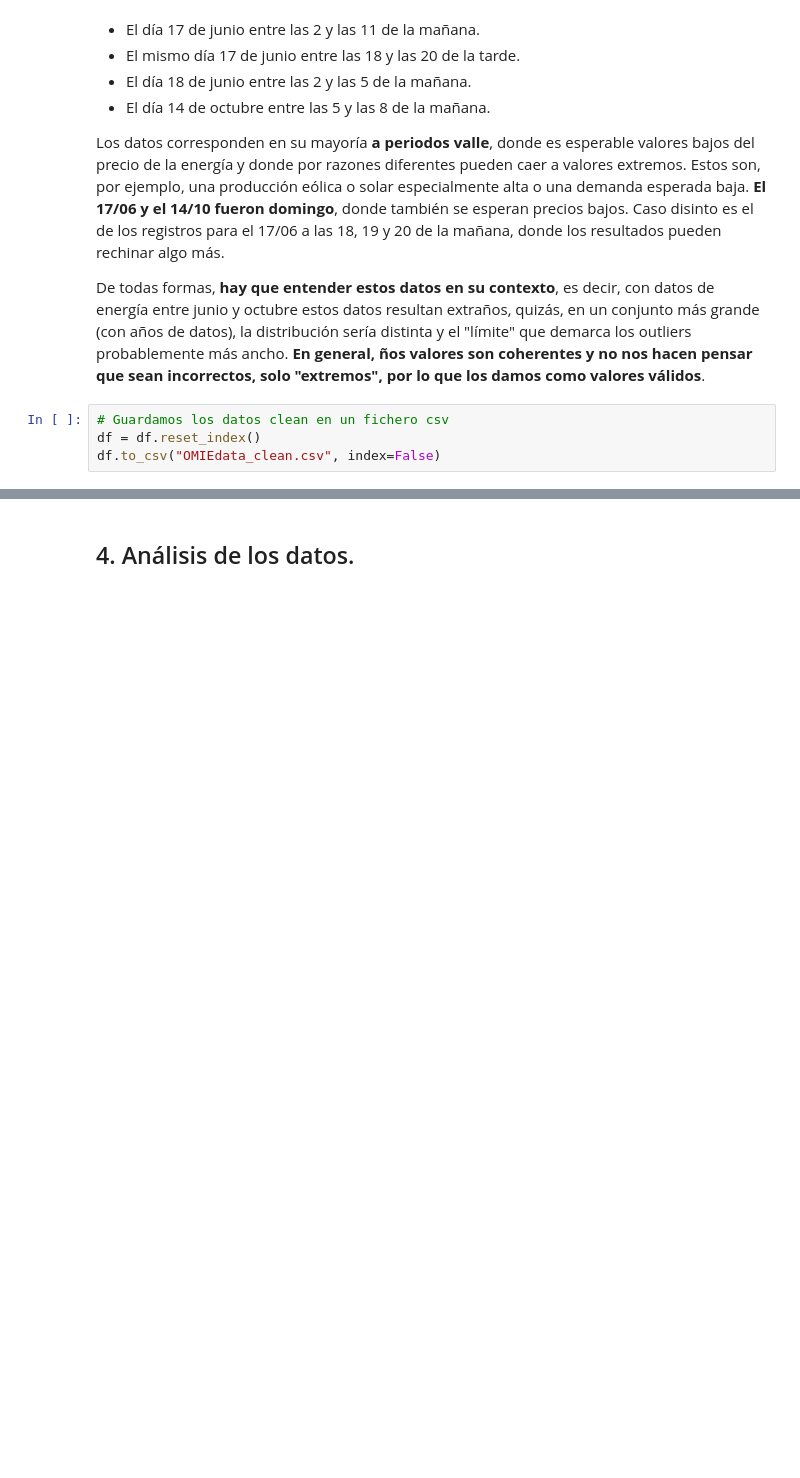
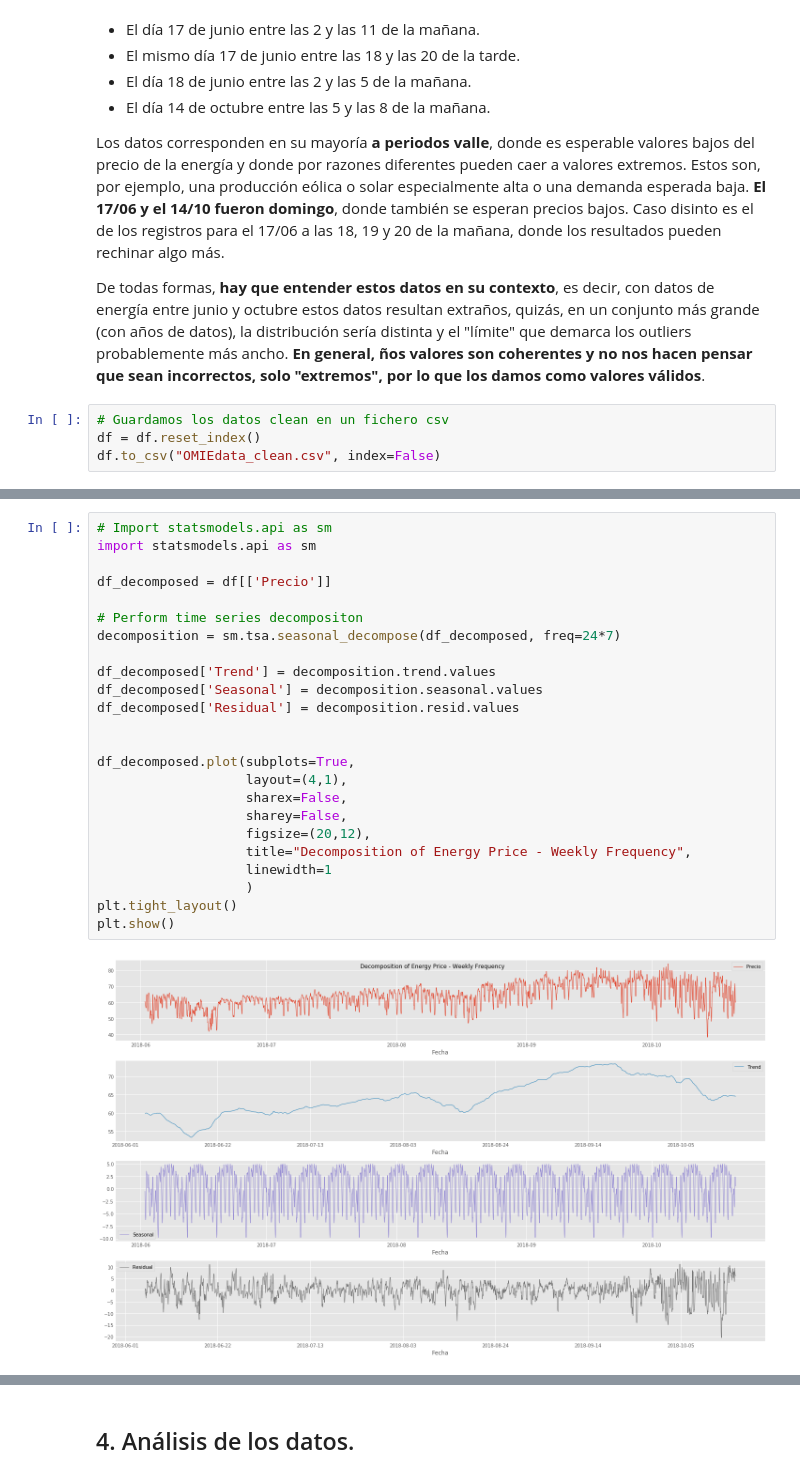
Before and after one commit to PLombao/DataCleaning_PR2, a Jupyter notebook: PRA2_Tipologia_DataCleaning.ipynb, the cells around one changed output, grey strips where cells are left out. Saved outputs shown, nothing was run; the diff lists cells and outputs as text; blank space fills up the shorter version.

```diff
--- a/PRA2_Tipologia_DataCleaning.ipynb
+++ b/PRA2_Tipologia_DataCleaning.ipynb
@@ -287,0 +330,26 @@ df.to_csv("OMIEdata_clean.csv", index=False)
+# %%
+# Import statsmodels.api as sm
+import statsmodels.api as sm
+
+df_decomposed = df[['Precio']]
+
+# Perform time series decompositon
+decomposition = sm.tsa.seasonal_decompose(df_decomposed, freq=24*7)
+
+df_decomposed['Trend'] = decomposition.trend.values
+df_decomposed['Seasonal'] = decomposition.seasonal.values
+df_decomposed['Residual'] = decomposition.resid.values
+
+
+df_decomposed.plot(subplots=True,
+                   layout=(4,1),
+                   sharex=False,
+                   sharey=False,
+                   figsize=(20,12),
+                   title="Decomposition of Energy Price - Weekly Frequency",
+                   linewidth=1
+                   )
+plt.tight_layout()
+plt.show()
+# %% [output]
+[figure, added]
```
Also changed, not shown: parts of 23 cells of this notebook.
